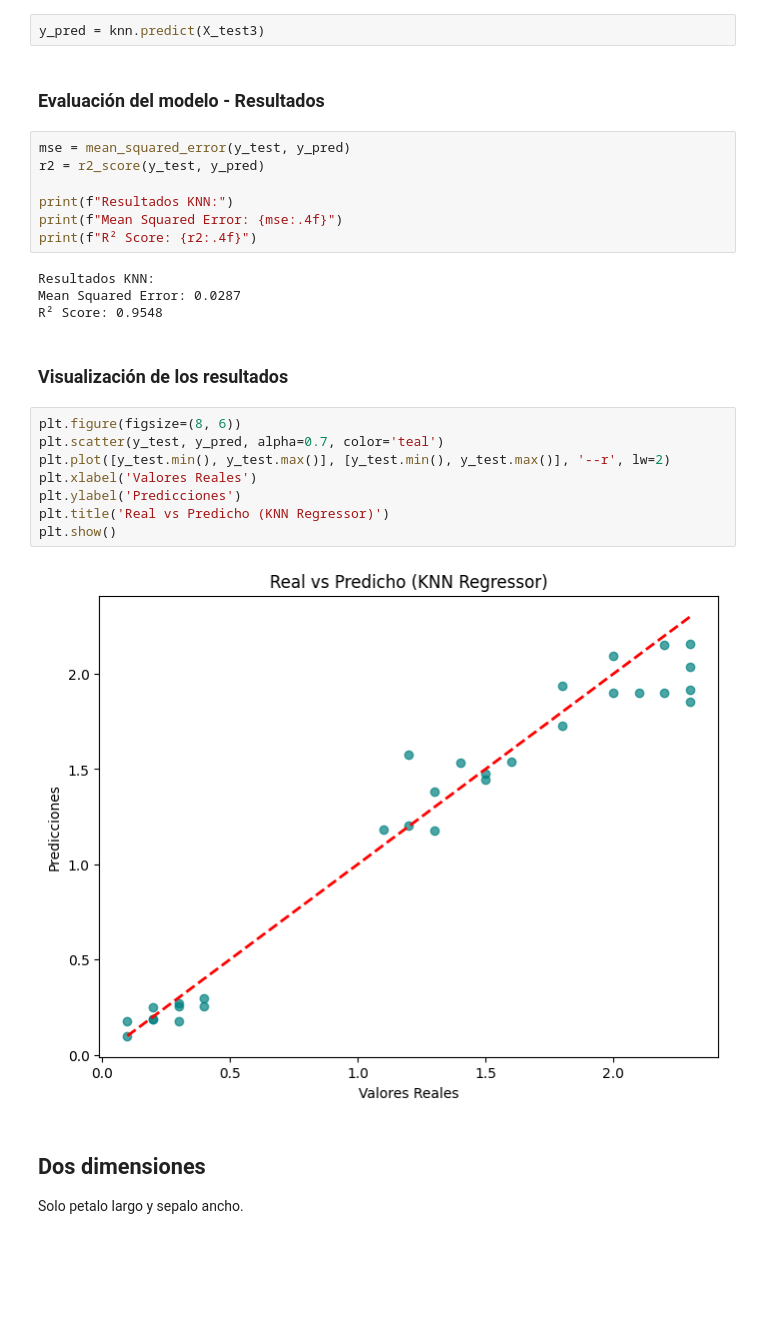
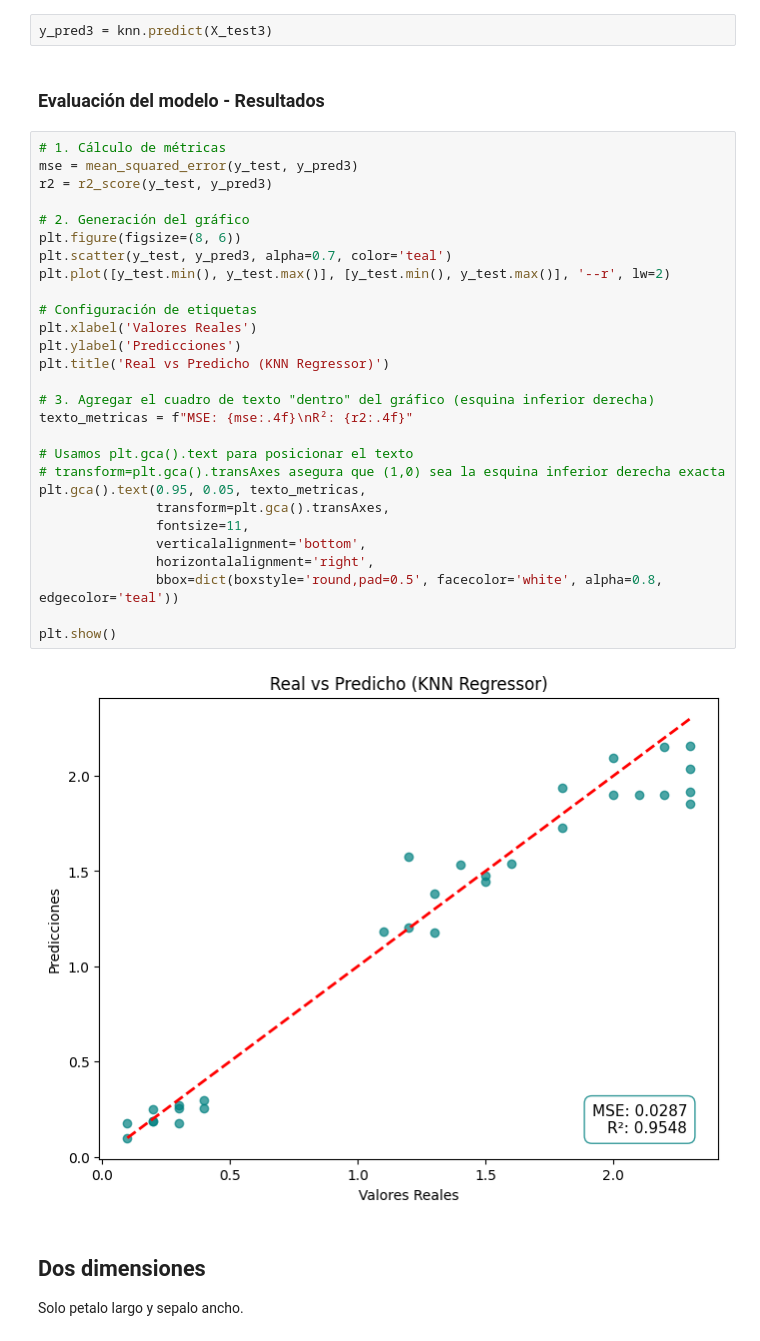
Before and after one commit to AleLoredo/aprendizaje-automatico, a Jupyter notebook: REGRESION/LFM_TP2-ok.ipynb, the cells around one changed output. Drawn from its saved outputs; the diff is of its cells as text; blank space fills up the shorter version.

```diff
--- a/REGRESION/LFM_TP2-ok.ipynb
+++ b/REGRESION/LFM_TP2-ok.ipynb
@@ -166,32 +203,39 @@ X_train3
 # %% [markdown]
 ### Predicciones
 # %%
-y_pred = knn.predict(X_test3)
+y_pred3 = knn.predict(X_test3)
 # %% [markdown]
 ### Evaluación del modelo - Resultados
-# %%
-mse = mean_squared_error(y_test, y_pred)
-r2 = r2_score(y_test, y_pred)
-
-print(f"Resultados KNN:")
-print(f"Mean Squared Error: {mse:.4f}")
-print(f"R² Score: {r2:.4f}")
-# %% [output]
-Resultados KNN:
-Mean Squared Error: 0.0287
-R² Score: 0.9548
-# %% [markdown]
-### Visualización de los resultados
 # %%
+# 1. Cálculo de métricas
+mse = mean_squared_error(y_test, y_pred3)
+r2 = r2_score(y_test, y_pred3)
+
+# 2. Generación del gráfico
 plt.figure(figsize=(8, 6))
-plt.scatter(y_test, y_pred, alpha=0.7, color='teal')
+plt.scatter(y_test, y_pred3, alpha=0.7, color='teal')
 plt.plot([y_test.min(), y_test.max()], [y_test.min(), y_test.max()], '--r', lw=2)
+
+# Configuración de etiquetas
 plt.xlabel('Valores Reales')
 plt.ylabel('Predicciones')
 plt.title('Real vs Predicho (KNN Regressor)')
+
+# 3. Agregar el cuadro de texto "dentro" del gráfico (esquina inferior derecha)
+texto_metricas = f"MSE: {mse:.4f}\nR²: {r2:.4f}"
+
+# Usamos plt.gca().text para posicionar el texto
+# transform=plt.gca().transAxes asegura que (1,0) sea la esquina inferior derecha exacta
+plt.gca().text(0.95, 0.05, texto_metricas,
+               transform=plt.gca().transAxes,
+               fontsize=11,
+               verticalalignment='bottom',
+               horizontalalignment='right',
+               bbox=dict(boxstyle='round,pad=0.5', facecolor='white', alpha=0.8, edgecolor='teal'))
+
 plt.show()
 # %% [output]
-[figure, old version]
+[figure, new version]
 # %% [markdown]
 ## Dos dimensiones
 Solo petalo largo y sepalo ancho.
```
Also changed, not shown: parts of 21 cells of this notebook.
